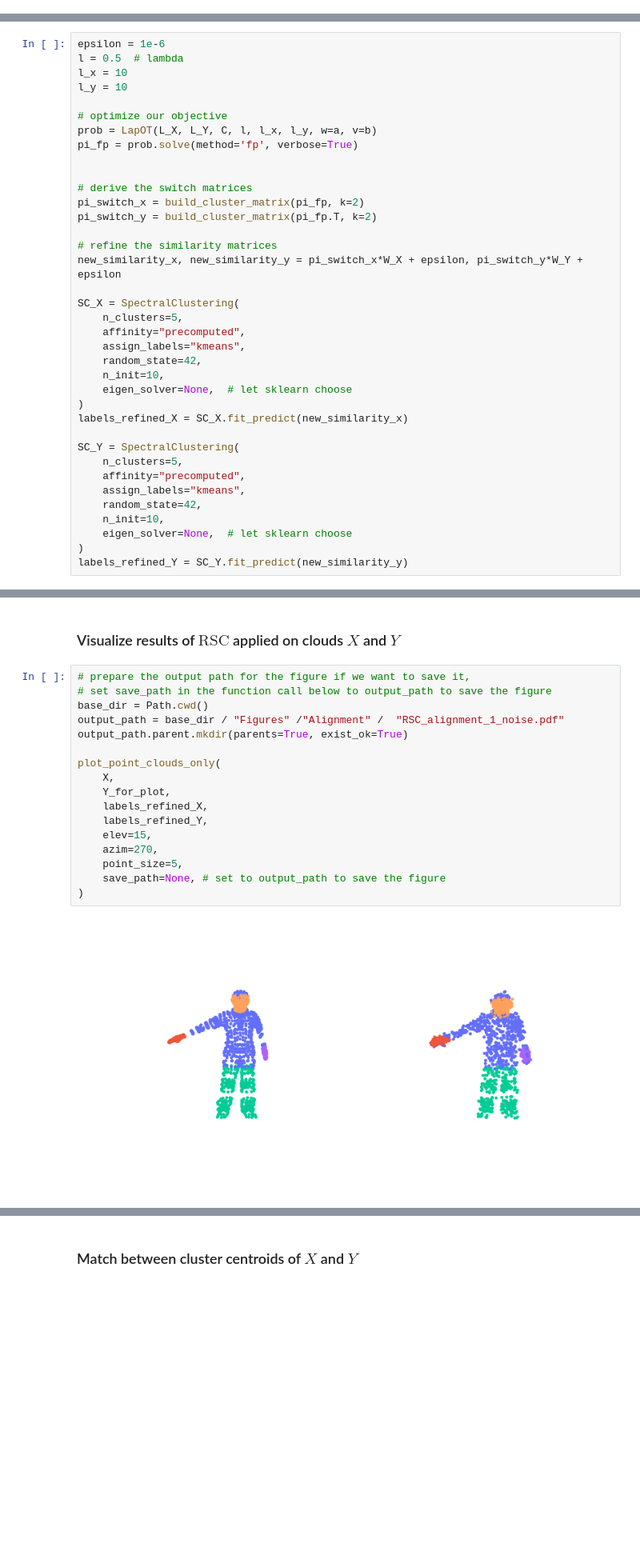
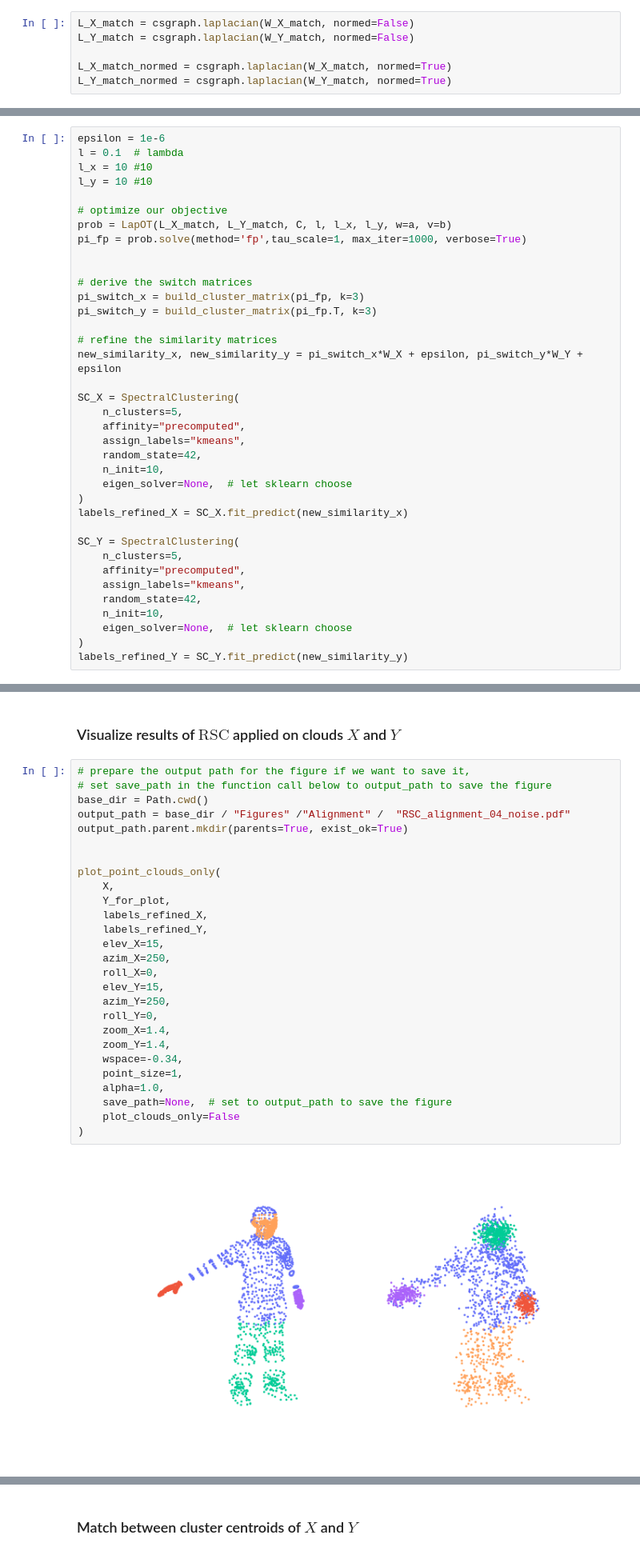
Before and after one commit to GabrielSamberg/Matching-Clustering, a Jupyter notebook: Reproducible_Code/3DShapeAlignment.ipynb, the cells around one changed output, grey strips where cells are left out. Shown at 80% size. Drawn from its saved outputs; the diff is of its cells as text; blank space fills up the shorter version.

```diff
--- a/Reproducible_Code/3DShapeAlignment.ipynb
+++ b/Reproducible_Code/3DShapeAlignment.ipynb
@@ -132,6 +142,12 @@ np.fill_diagonal(W_Y_match, 0)
 # Calculate the degree based marginals for X and Y
 a = W_X_match.sum(axis=1) / W_X_match.sum()
 b = W_Y_match.sum(axis=1) / W_Y_match.sum()
+# %%
+L_X_match = csgraph.laplacian(W_X_match, normed=False)
+L_Y_match = csgraph.laplacian(W_Y_match, normed=False)
+
+L_X_match_normed = csgraph.laplacian(W_X_match, normed=True)
+L_Y_match_normed = csgraph.laplacian(W_Y_match, normed=True)
 # %%
 C = cost_matrix_c(pairwise_distances_X, pairwise_distances_Y, a=a, b=b)
 # %% [output]
@@ -159,18 +174,18 @@ C = cost_matrix_c(pairwise_distances_X, pairwise_distances_Y, a=a, b=b)
 ### Solve $\text{LapOT}$ and refine $L_X, L_Y$ based on the switch matrices $\pi_{switch}^X$ and $\pi_{switch}^Y$
 # %%
 epsilon = 1e-6
-l = 0.5  # lambda
-l_x = 10
-l_y = 10
+l = 0.1  # lambda
+l_x = 10 #10
+l_y = 10 #10
 
 # optimize our objective
-prob = LapOT(L_X, L_Y, C, l, l_x, l_y, w=a, v=b)
-pi_fp = prob.solve(method='fp', verbose=True)
+prob = LapOT(L_X_match, L_Y_match, C, l, l_x, l_y, w=a, v=b)
+pi_fp = prob.solve(method='fp',tau_scale=1, max_iter=1000, verbose=True)
 
 
 # derive the switch matrices
-pi_switch_x = build_cluster_matrix(pi_fp, k=2)
-pi_switch_y = build_cluster_matrix(pi_fp.T, k=2)
+pi_switch_x = build_cluster_matrix(pi_fp, k=3)
+pi_switch_y = build_cluster_matrix(pi_fp.T, k=3)
 
 # refine the similarity matrices
 new_similarity_x, new_similarity_y = pi_switch_x*W_X + epsilon, pi_switch_y*W_Y + epsilon
@@ -218,22 +232,32 @@ Terminated after 5 iterations (coupling converged)
 # %%
 # prepare the output path for the figure if we want to save it,
 # set save_path in the function call below to output_path to save the figure
 base_dir = Path.cwd()
-output_path = base_dir / "Figures" /"Alignment" /  "RSC_alignment_1_noise.pdf"
+output_path = base_dir / "Figures" /"Alignment" /  "RSC_alignment_04_noise.pdf"
 output_path.parent.mkdir(parents=True, exist_ok=True)
+
 
 plot_point_clouds_only(
     X,
     Y_for_plot,
     labels_refined_X,
     labels_refined_Y,
-    elev=15,
-    azim=270,
-    point_size=5,
-    save_path=None, # set to output_path to save the figure
+    elev_X=15,
+    azim_X=250,
+    roll_X=0,
+    elev_Y=15,
+    azim_Y=250,
+    roll_Y=0,
+    zoom_X=1.4,
+    zoom_Y=1.4,
+    wspace=-0.34,
+    point_size=1,
+    alpha=1.0,
+    save_path=None,  # set to output_path to save the figure
+    plot_clouds_only=False
 )
 # %% [output]
-[figure, old version]
+[figure, new version]
 # %% [markdown]
 ### Partition $X$ and $Y$ into their clusters based on the labels we got from the $\text{RSC}$ step above
 #### Compute centroids of each cluster (based on cluster median or mean)
```
Also changed, not shown: parts of 4 cells of this notebook, 35 other files.
